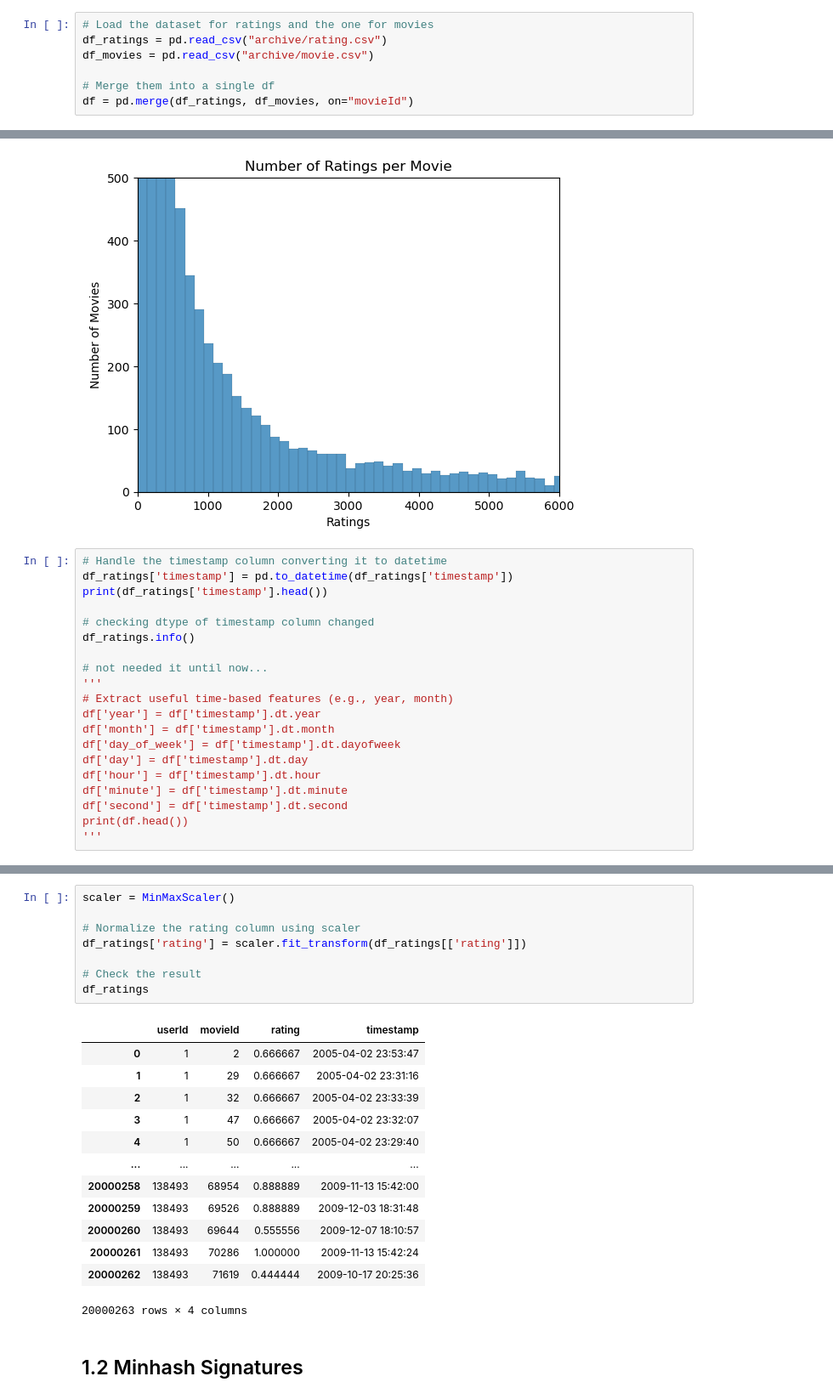
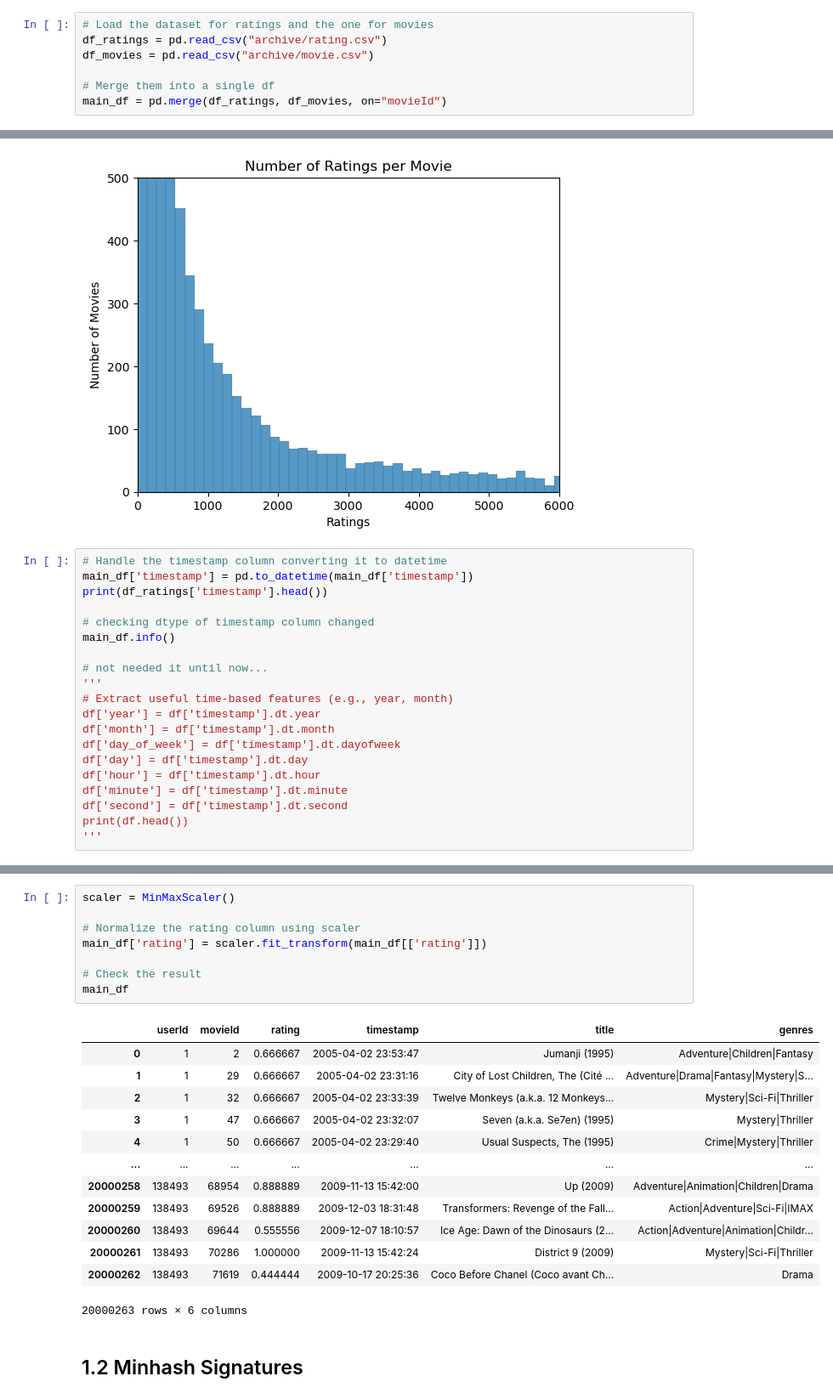
Before and after one commit to yaraoyoussef/ADM-HW4, a Jupyter notebook: main.ipynb, the cells around one changed output, grey strips where cells are left out. Shown at 85% size. Saved outputs shown, nothing was run; the diff lists cells and outputs as text.

```diff
--- a/main.ipynb
+++ b/main.ipynb
@@ -16,6 +16,6 @@ df_ratings = pd.read_csv("archive/rating.csv")
 df_movies = pd.read_csv("archive/movie.csv")
 
 # Merge them into a single df
-df = pd.merge(df_ratings, df_movies, on="movieId")
+main_df = pd.merge(df_ratings, df_movies, on="movieId")
 # %%
 # view shape of df
@@ -150,11 +150,11 @@ plt.show()
 [figure]
 # %%
 # Handle the timestamp column converting it to datetime
-df_ratings['timestamp'] = pd.to_datetime(df_ratings['timestamp'])
+main_df['timestamp'] = pd.to_datetime(main_df['timestamp'])
 print(df_ratings['timestamp'].head())
 
 # checking dtype of timestamp column changed
-df_ratings.info()
+main_df.info()
 
 # not needed it until now...
 '''
@@ -190,24 +192,24 @@ memory usage: 610.4 MB
 # %%
 scaler = MinMaxScaler()
 
 # Normalize the rating column using scaler
-df_ratings['rating'] = scaler.fit_transform(df_ratings[['rating']])
+main_df['rating'] = scaler.fit_transform(main_df[['rating']])
 
 # Check the result
-df_ratings
+main_df
 # %% [output]
-|  | userId | movieId | rating | timestamp |
-| 0 | 1 | 2 | 0.666667 | 2005-04-02 23:53:47 |
-| 1 | 1 | 29 | 0.666667 | 2005-04-02 23:31:16 |
-| 2 | 1 | 32 | 0.666667 | 2005-04-02 23:33:39 |
-| 3 | 1 | 47 | 0.666667 | 2005-04-02 23:32:07 |
-| 4 | 1 | 50 | 0.666667 | 2005-04-02 23:29:40 |
-| ... | ... | ... | ... | ... |
-| 20000258 | 138493 | 68954 | 0.888889 | 2009-11-13 15:42:00 |
-| 20000259 | 138493 | 69526 | 0.888889 | 2009-12-03 18:31:48 |
-| 20000260 | 138493 | 69644 | 0.555556 | 2009-12-07 18:10:57 |
-| 20000261 | 138493 | 70286 | 1.000000 | 2009-11-13 15:42:24 |
-| 20000262 | 138493 | 71619 | 0.444444 | 2009-10-17 20:25:36 |
+|  | userId | movieId | rating | timestamp | title | genres |
+| 0 | 1 | 2 | 0.666667 | 2005-04-02 23:53:47 | Jumanji (1995) | Adventure|Children|Fantasy |
+| 1 | 1 | 29 | 0.666667 | 2005-04-02 23:31:16 | City of Lost Children, The (Cité ... | Adventure|Drama|Fantasy|Mystery|S... |
+| 2 | 1 | 32 | 0.666667 | 2005-04-02 23:33:39 | Twelve Monkeys (a.k.a. 12 Monkeys... | Mystery|Sci-Fi|Thriller |
+| 3 | 1 | 47 | 0.666667 | 2005-04-02 23:32:07 | Seven (a.k.a. Se7en) (1995) | Mystery|Thriller |
+| 4 | 1 | 50 | 0.666667 | 2005-04-02 23:29:40 | Usual Suspects, The (1995) | Crime|Mystery|Thriller |
+| ... | ... | ... | ... | ... | ... | ... |
+| 20000258 | 138493 | 68954 | 0.888889 | 2009-11-13 15:42:00 | Up (2009) | Adventure|Animation|Children|Drama |
+| 20000259 | 138493 | 69526 | 0.888889 | 2009-12-03 18:31:48 | Transformers: Revenge of the Fall... | Action|Adventure|Sci-Fi|IMAX |
+| 20000260 | 138493 | 69644 | 0.555556 | 2009-12-07 18:10:57 | Ice Age: Dawn of the Dinosaurs (2... | Action|Adventure|Animation|Childr... |
+| 20000261 | 138493 | 70286 | 1.000000 | 2009-11-13 15:42:24 | District 9 (2009) | Mystery|Sci-Fi|Thriller |
+| 20000262 | 138493 | 71619 | 0.444444 | 2009-10-17 20:25:36 | Coco Before Chanel (Coco avant Ch... | Drama |
-20000263 rows × 4 columns
+20000263 rows × 6 columns
 # %% [markdown]
 ## 1.2 Minhash Signatures
```
Also changed, not shown: parts of 11 cells of this notebook.
